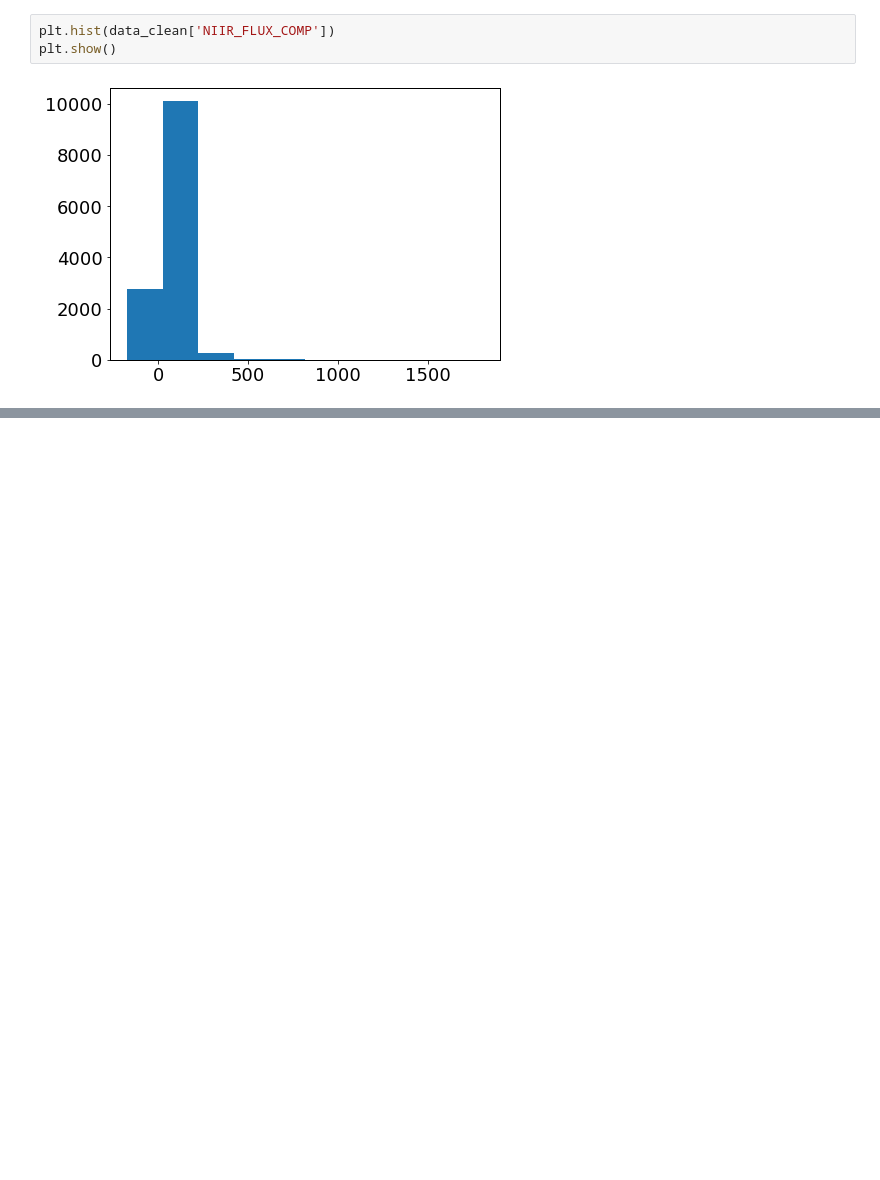
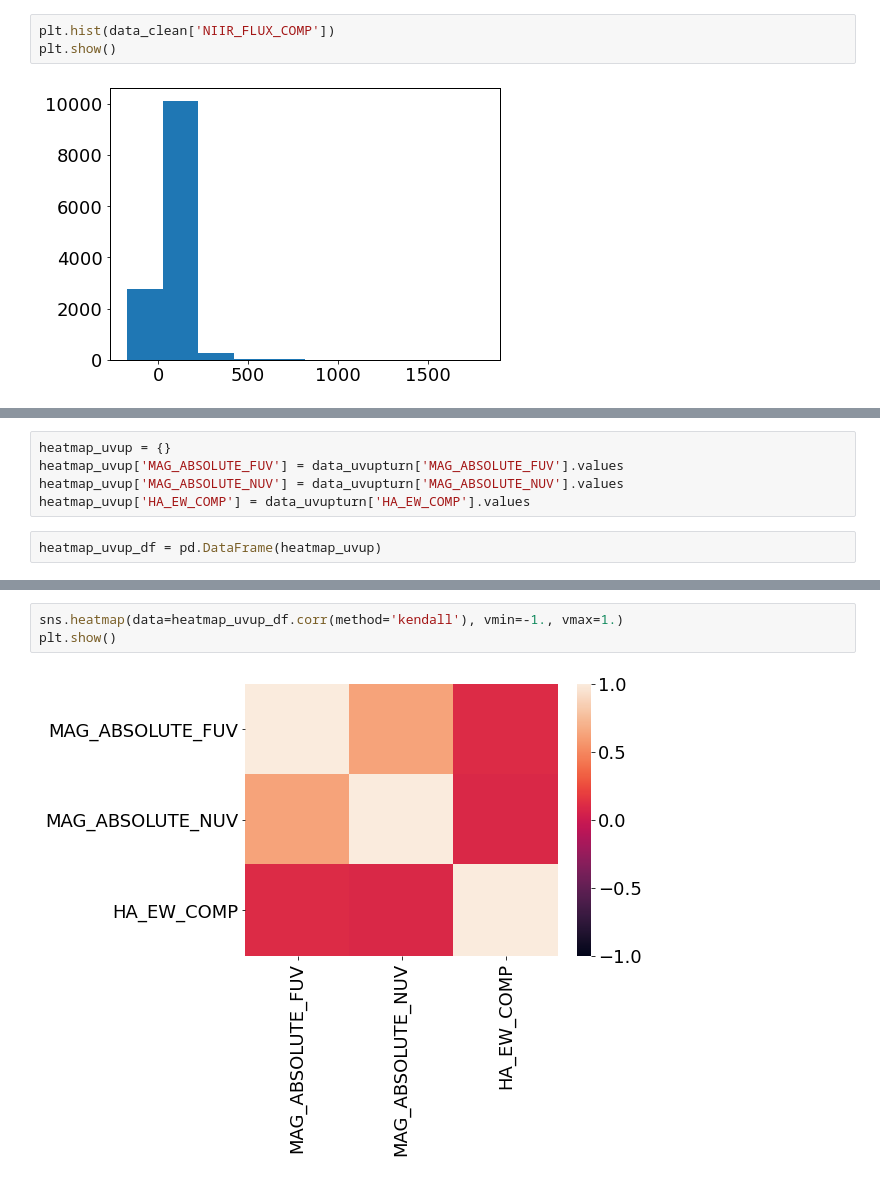
Before and after one commit to mdastro/LINER_UV, a Jupyter notebook: Malu/SomeRandomCode.ipynb, the cells around one changed output, grey strips where cells are left out. Cells and saved outputs as stored; diff of their text form; blank space fills up the shorter version.

```diff
--- a/Malu/SomeRandomCode.ipynb
+++ b/Malu/SomeRandomCode.ipynb
@@ -168,0 +172,7 @@ plt.show()
+# %%
+heatmap_uvup = {}
+heatmap_uvup['MAG_ABSOLUTE_FUV'] = data_uvupturn['MAG_ABSOLUTE_FUV'].values
+heatmap_uvup['MAG_ABSOLUTE_NUV'] = data_uvupturn['MAG_ABSOLUTE_NUV'].values
+heatmap_uvup['HA_EW_COMP'] = data_uvupturn['HA_EW_COMP'].values
+# %%
+heatmap_uvup_df = pd.DataFrame(heatmap_uvup)
@@ -168,0 +195,5 @@ plt.show()
+# %%
+sns.heatmap(data=heatmap_uvup_df.corr(method='kendall'), vmin=-1., vmax=1.)
+plt.show()
+# %% [output]
+[figure, added]
```
Also changed, not shown: parts of 3 cells of this notebook.
